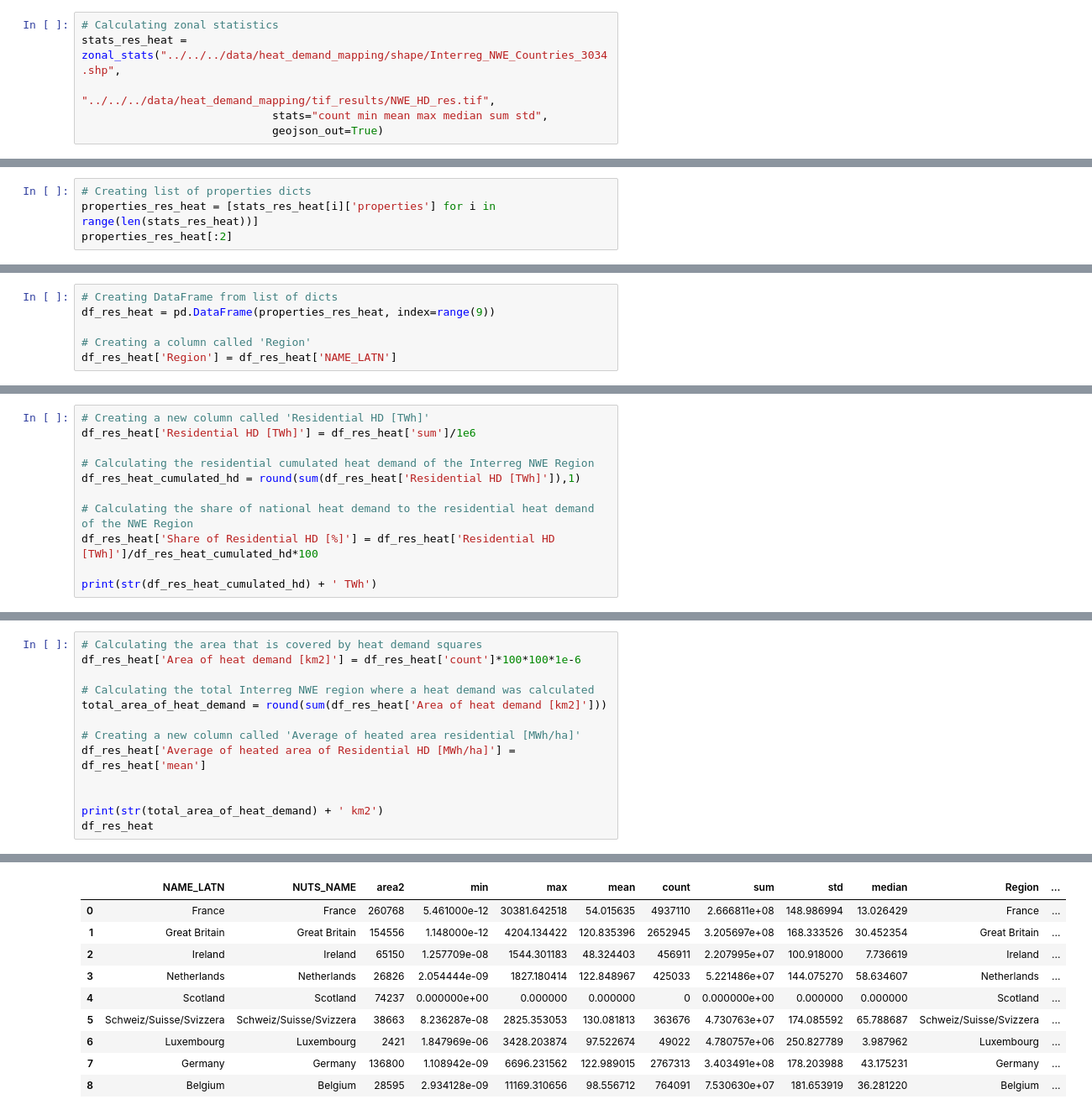
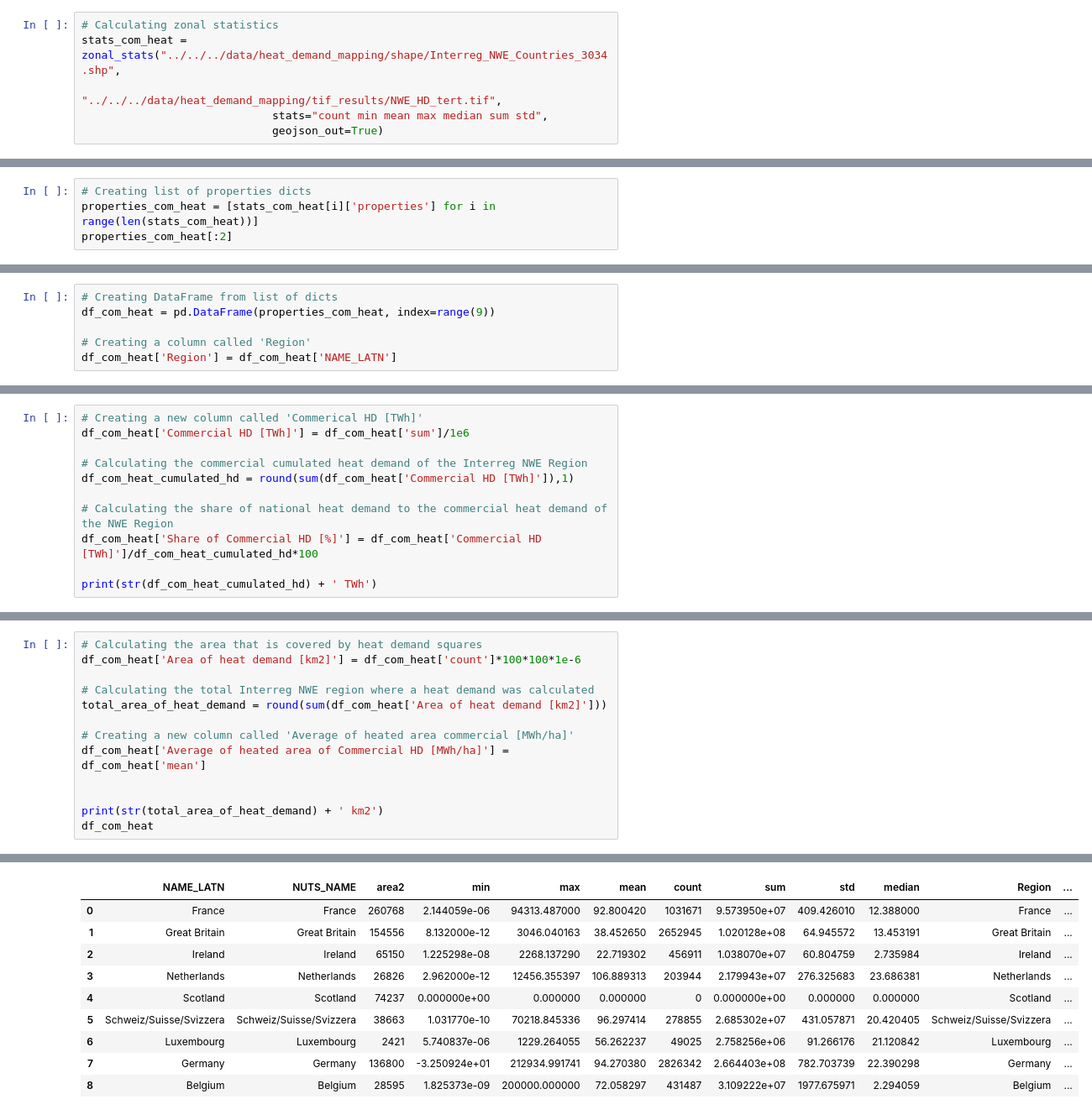
Before and after one commit to AlexanderJuestel/code_collection, a Jupyter notebook: notebooks/heat_demand_mapping/processing_results/Statistical_Evaluation_Commercial_Heat_Demand_Data_NUTS0.ipynb, the cells around one changed output, grey strips where cells are left out. Shown: that part at 84% size. Cells and saved outputs as stored; diff of their text form.

```diff
--- a/notebooks/heat_demand_mapping/processing_results/Statistical_Evaluation_Residential_Heat_Demand_Data.ipynb
+++ b/notebooks/heat_demand_mapping/processing_results/Statistical_Evaluation_Commercial_Heat_Demand_Data_NUTS0.ipynb
@@ -22,8 +23,8 @@ import pandas as pd
 import geopandas as gpd
 # %%
 # Calculating zonal statistics
-stats_res_heat = zonal_stats("../../../data/heat_demand_mapping/shape/Interreg_NWE_Countries_3034.shp",
-                             "../../../data/heat_demand_mapping/tif_results/NWE_HD_res.tif",
+stats_com_heat = zonal_stats("../../../data/heat_demand_mapping/shape/Interreg_NWE_Countries_3034.shp",
+                             "../../../data/heat_demand_mapping/tif_results/NWE_HD_tert.tif",
                              stats="count min mean max median sum std",
                              geojson_out=True)
 # %% [markdown]
@@ -53,8 +54,8 @@ OrderedDict([('NAME_LATN', 'Scotland'),
              ('median', 0)])
 # %%
 # Creating list of properties dicts
-properties_res_heat = [stats_res_heat[i]['properties'] for i in range(len(stats_res_heat))]
-properties_res_heat[:2]
+properties_com_heat = [stats_com_heat[i]['properties'] for i in range(len(stats_com_heat))]
+properties_com_heat[:2]
 # %% [output]
 [OrderedDict([('NAME_LATN', 'France'),
               ('NUTS_NAME', 'France'),
@@ -82,23 +83,23 @@ properties_res_heat[:2]
 A dataframe containing all statistical values is created.
 # %%
 # Creating DataFrame from list of dicts
-df_res_heat = pd.DataFrame(properties_res_heat, index=range(9))
+df_com_heat = pd.DataFrame(properties_com_heat, index=range(9))
 
 # Creating a column called 'Region'
-df_res_heat['Region'] = df_res_heat['NAME_LATN']
+df_com_heat['Region'] = df_com_heat['NAME_LATN']
 # %% [markdown]
 ## Cumulated Heat demand of the entire Interreg NWE region
 
 The cumulated heat demand is equal to the `sum` of all country values in `MWh`converted to `TWh`. In addition, the column `sum` is equal to the `Combined/Total HD [TWh]`. The `Share of Total HD [%]` is the `Combined/Total HD [TWh]` divided by the cumulated heat demand and converted to `TWh`.
 # %%
-# Creating a new column called 'Residential HD [TWh]'
-df_res_heat['Residential HD [TWh]'] = df_res_heat['sum']/1e6
+# Creating a new column called 'Commerical HD [TWh]'
+df_com_heat['Commercial HD [TWh]'] = df_com_heat['sum']/1e6
 
-# Calculating the residential cumulated heat demand of the Interreg NWE Region
-df_res_heat_cumulated_hd = round(sum(df_res_heat['Residential HD [TWh]']),1)
+# Calculating the commercial cumulated heat demand of the Interreg NWE Region
+df_com_heat_cumulated_hd = round(sum(df_com_heat['Commercial HD [TWh]']),1)
 
-# Calculating the share of national heat demand to the residential heat demand of the NWE Region
-df_res_heat['Share of Residential HD [%]'] = df_res_heat['Residential HD [TWh]']/df_res_heat_cumulated_hd*100
+# Calculating the share of national heat demand to the commercial heat demand of the NWE Region
+df_com_heat['Share of Commercial HD [%]'] = df_com_heat['Commercial HD [TWh]']/df_com_heat_cumulated_hd*100
 
-print(str(df_res_heat_cumulated_hd) + ' TWh')
+print(str(df_com_heat_cumulated_hd) + ' TWh')
 # %% [output]
@@ -109,15 +110,15 @@ print(str(df_res_heat_cumulated_hd) + ' TWh')
 The are that is covered by heat is equal to the `count` of pixels of the raster times the resolution (100 m * 100 m) times the conversion factor from m2 to km2. In addition, the `Average of heated area total [MWh/ha]` is equal to `mean`.
 # %%
 # Calculating the area that is covered by heat demand squares
-df_res_heat['Area of heat demand [km2]'] = df_res_heat['count']*100*100*1e-6
+df_com_heat['Area of heat demand [km2]'] = df_com_heat['count']*100*100*1e-6
 
 # Calculating the total Interreg NWE region where a heat demand was calculated
-total_area_of_heat_demand = round(sum(df_res_heat['Area of heat demand [km2]']))
+total_area_of_heat_demand = round(sum(df_com_heat['Area of heat demand [km2]']))
 
-# Creating a new column called 'Average of heated area residential [MWh/ha]'
-df_res_heat['Average of heated area of Residential HD [MWh/ha]'] = df_res_heat['mean']
+# Creating a new column called 'Average of heated area commercial [MWh/ha]'
+df_com_heat['Average of heated area of Commercial HD [MWh/ha]'] = df_com_heat['mean']
 
 
 print(str(total_area_of_heat_demand) + ' km2')
-df_res_heat
+df_com_heat
 # %% [output]
@@ -125,12 +126,12 @@ df_res_heat
 |  | NAME_LATN | NUTS_NAME | area2 | min | max | mean | count | sum | std | median | Region | ... |
-| 0 | France | France | 260768 | 5.461000e-12 | 30381.642518 | 54.015635 | 4937110 | 2.666811e+08 | 148.986994 | 13.026429 | France | ... |
-| 1 | Great Britain | Great Britain | 154556 | 1.148000e-12 | 4204.134422 | 120.835396 | 2652945 | 3.205697e+08 | 168.333526 | 30.452354 | Great Britain | ... |
-| 2 | Ireland | Ireland | 65150 | 1.257709e-08 | 1544.301183 | 48.324403 | 456911 | 2.207995e+07 | 100.918000 | 7.736619 | Ireland | ... |
-| 3 | Netherlands | Netherlands | 26826 | 2.054444e-09 | 1827.180414 | 122.848967 | 425033 | 5.221486e+07 | 144.075270 | 58.634607 | Netherlands | ... |
+| 0 | France | France | 260768 | 2.144059e-06 | 94313.487000 | 92.800420 | 1031671 | 9.573950e+07 | 409.426010 | 12.388000 | France | ... |
+| 1 | Great Britain | Great Britain | 154556 | 8.132000e-12 | 3046.040163 | 38.452650 | 2652945 | 1.020128e+08 | 64.945572 | 13.453191 | Great Britain | ... |
+| 2 | Ireland | Ireland | 65150 | 1.225298e-08 | 2268.137290 | 22.719302 | 456911 | 1.038070e+07 | 60.804759 | 2.735984 | Ireland | ... |
+| 3 | Netherlands | Netherlands | 26826 | 2.962000e-12 | 12456.355397 | 106.889313 | 203944 | 2.179943e+07 | 276.325683 | 23.686381 | Netherlands | ... |
 | 4 | Scotland | Scotland | 74237 | 0.000000e+00 | 0.000000 | 0.000000 | 0 | 0.000000e+00 | 0.000000 | 0.000000 | Scotland | ... |
-| 5 | Schweiz/Suisse/Svizzera | Schweiz/Suisse/Svizzera | 38663 | 8.236287e-08 | 2825.353053 | 130.081813 | 363676 | 4.730763e+07 | 174.085592 | 65.788687 | Schweiz/Suisse/Svizzera | ... |
-| 6 | Luxembourg | Luxembourg | 2421 | 1.847969e-06 | 3428.203874 | 97.522674 | 49022 | 4.780757e+06 | 250.827789 | 3.987962 | Luxembourg | ... |
-| 7 | Germany | Germany | 136800 | 1.108942e-09 | 6696.231562 | 122.989015 | 2767313 | 3.403491e+08 | 178.203988 | 43.175231 | Germany | ... |
-| 8 | Belgium | Belgium | 28595 | 2.934128e-09 | 11169.310656 | 98.556712 | 764091 | 7.530630e+07 | 181.653919 | 36.281220 | Belgium | ... |
+| 5 | Schweiz/Suisse/Svizzera | Schweiz/Suisse/Svizzera | 38663 | 1.031770e-10 | 70218.845336 | 96.297414 | 278855 | 2.685302e+07 | 431.057871 | 20.420405 | Schweiz/Suisse/Svizzera | ... |
+| 6 | Luxembourg | Luxembourg | 2421 | 5.740837e-06 | 1229.264055 | 56.262237 | 49025 | 2.758256e+06 | 91.266176 | 21.120842 | Luxembourg | ... |
+| 7 | Germany | Germany | 136800 | -3.250924e+01 | 212934.991741 | 94.270380 | 2826342 | 2.664403e+08 | 782.703739 | 22.390298 | Germany | ... |
+| 8 | Belgium | Belgium | 28595 | 1.825373e-09 | 200000.000000 | 72.058297 | 431487 | 3.109222e+07 | 1977.675971 | 2.294059 | Belgium | ... |
 # %%
 # Calculating the average heat demand of the heated area
```
Also changed, not shown: parts of 10 cells of this notebook, 2 other files.
